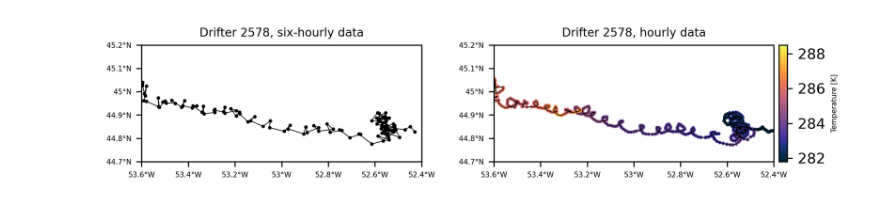
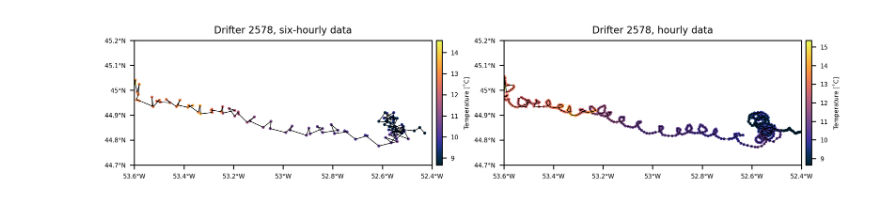
Before and after one commit to Cloud-Drift/gdp-get-started, a Jupyter notebook: gdp-drifter-traj.ipynb, the cells around one changed output. Drawn from its saved outputs; the diff is of its cells as text; code cells hidden in the pictures.

Commit message:
update with both temp

```diff
--- a/gdp-drifter-traj.ipynb
+++ b/gdp-drifter-traj.ipynb
@@ -25,44 +25,39 @@ for d in [ds_6h, ds_1h]:
     ds.append(subset(d, {"lon": (lon[0], lon[1]), "lat": (lat[0], lat[1])}))
 # %%
 plot_crs = ccrs.PlateCarree()
-fig = plt.figure(figsize=(8, 4), dpi=300)
+fig = plt.figure(figsize=(10, 3), dpi=300)
 ax1 = fig.add_subplot(1, 2, 1, projection=plot_crs)
 ax2 = fig.add_subplot(1, 2, 2, projection=plot_crs)
 
 for i, ax in enumerate([ax1, ax2]):
     ax.set_title(f"Drifter {selected_id}, {title[i]} data", fontsize=8)
     ax.plot(ds[i].lon, ds[i].lat, color="k", linewidth=0.5, transform=plot_crs)
 
     # colorbar axis
     divider1 = make_axes_locatable(ax)
-    cax = divider1.append_axes("right", size="3%", pad=0.05, axes_class=plt.Axes)
+    cax = divider1.append_axes("right", size="2%", pad=0.05, axes_class=plt.Axes)
 
-    if i == 1:
-        s = ax.scatter(
-            ds[i].lon,
-            ds[i].lat,
-            c=ds[i].sst,
-            s=2,
-            transform=plot_crs,
-            cmap=cmocean.cm.thermal,
-        )
-        cb = fig.colorbar(s, cax=cax)
-        cb.set_label("Temperature [K]", fontsize=5)
-    else:
-        s = ax.scatter(ds[i].lon, ds[i].lat, c="k", s=2, transform=plot_crs)
-        # hack for subplot to have the same size
-        cb = fig.colorbar(s, cax=cax)
-        fig.delaxes(fig.axes[2])
+    s = ax.scatter(
+        ds[i].lon,
+        ds[i].lat,
+        c=ds[i].temp if i == 0 else ds[i].sst - 273.15,
+        s=2,
+        transform=plot_crs,
+        cmap=cmocean.cm.thermal,
+    )
+    cb = fig.colorbar(s, cax=cax)
+    cb.ax.tick_params(labelsize=5)
+    cb.set_label("Temperature [˚C]", fontsize=5)
 
     ax.set_xticks(np.arange(lon[0], lon[1] + ticks[0], ticks[0]), crs=plot_crs)
     ax.set_yticks(np.arange(lat[0], lat[1] + ticks[1], ticks[1]), crs=plot_crs)
     ax.tick_params(axis="x", labelsize=5)
     ax.tick_params(axis="y", labelsize=5)
     ax.xaxis.set_major_formatter(LongitudeFormatter())
     ax.yaxis.set_major_formatter(LatitudeFormatter())
     ax.set_xlim(lon)
     ax.set_ylim(lat)
 
 # fig.savefig("gdp-hourly.png", format="png", bbox_inches="tight", dpi=300)
 # %% [output]
-[figure, old version]
+[figure, new version]
```
